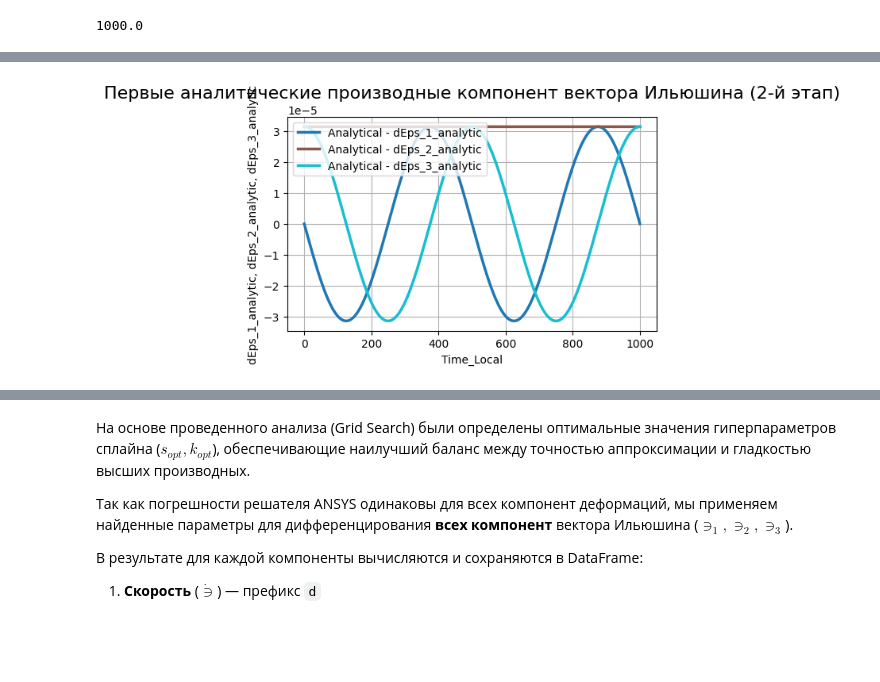
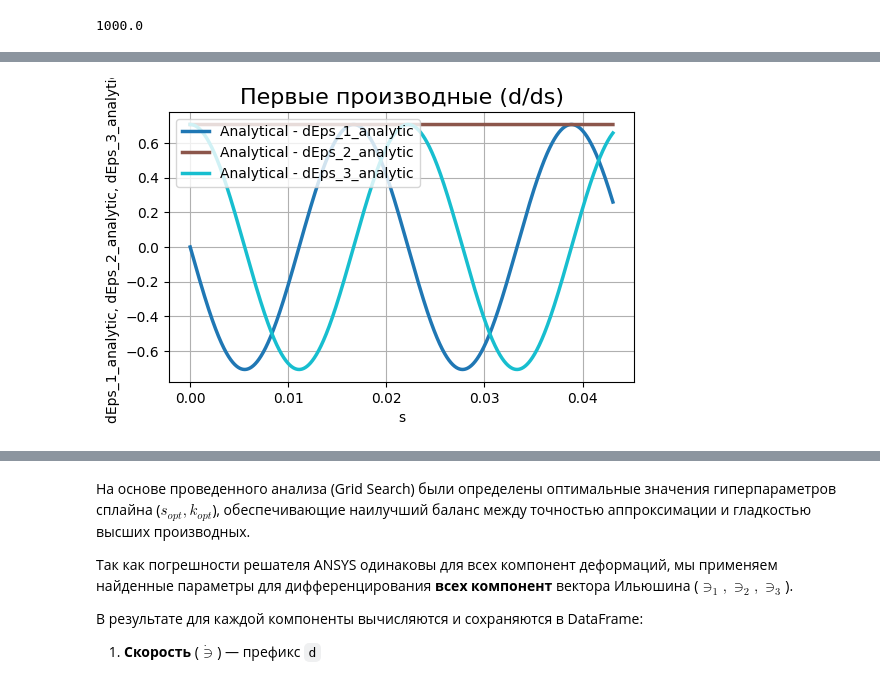
Before and after one commit to ArtemDos/complex_deformations, a Jupyter notebook: P29/ideal_vint/biso.ipynb, the cells around one changed output, grey strips where cells are left out. Drawn from its saved outputs; the diff is of its cells as text; code cells hidden in the pictures; blank space fills up the shorter version.

```diff
--- a/P29/ideal_vint/biso.ipynb
+++ b/P29/ideal_vint/biso.ipynb
@@ -173,0 +129,15 @@ $$ \dot{\varepsilon}_{\theta z} = \frac{\sqrt{3}}{2} c \cdot \cos\alpha \cdot \o
+# %%
+import numpy as np
+import matplotlib.pyplot as plt
+
+d_eps = df_stage2[['Eps_1', 'Eps_2', 'Eps_3']].diff().fillna(0)
+step_length = np.sqrt(d_eps['Eps_1']**2 + d_eps['Eps_2']**2 + d_eps['Eps_3']**2)
+df_stage2['s'] = step_length.cumsum()
+
+plt.figure(figsize=(8, 4))
+plt.plot(df_stage2['Time_Local'], df_stage2['s'], 'b-')
+plt.xlabel('Time Local')
+plt.ylabel('Arc Length (s)')
+plt.title('Длина дуги от времени')
+plt.grid(True)
+plt.show()
@@ -181,66 +198,32 @@ steps_n2
 # %%
 from core.derivatives.analytical import AnalyticalDerivatives
 
+analytical = AnalyticalDerivatives(c=c, a=a)
 
-analytical = AnalyticalDerivatives(
-    c=c,
-    a=a,
-    n_turns=n_turns,
-    duration=steps_n2,
-    nu=nu
-    # nu=0.49999999 # в качестве аналитического решения берем НЕСЖИМАЕМЫЙ материал
-)
+s_vals = df_stage2["s"].values
 
-print(f"Угловая скорость на винтовой траектории omega: {analytical.omega:.4f}")
-
-t_vals = df_stage2["Time_Local"].values
 start_row = numerical_experiment_biso[numerical_experiment_biso["Time"] <= split_time].iloc[-1]
 eps_z_start = start_row["EPTO_ZZ"]
 eps_theta_start = start_row["EPTO_TT"]
-E1_analytic, E2_analytic, E3_analytic = analytical.get_values(
-    t_vals,
-    eps_z_start=eps_z_start,
-    eps_theta_start= eps_theta_start
-)
-df_stage2["Eps_1_analytic"] = E1_analytic
-df_stage2["Eps_2_analytic"] = E2_analytic
-df_stage2["Eps_3_analytic"] = E3_analytic
 
-dE_analytic, d2E_analytic, d3E_analytic = analytical.get_derivatives(t_vals)
-df_stage2["dEps_1_analytic"] = dE_analytic[0]
-df_stage2["dEps_2_analytic"] = dE_analytic[1]
-df_stage2["dEps_3_analytic"] = dE_analytic[2]
-df_stage2["d2Eps_1_analytic"] = d2E_analytic[0]
-df_stage2["d2Eps_2_analytic"] = d2E_analytic[1]
-df_stage2["d2Eps_3_analytic"] = d2E_analytic[2]
-df_stage2["d3Eps_1_analytic"] = d3E_analytic[0]
-df_stage2["d3Eps_2_analytic"] = d3E_analytic[1]
-df_stage2["d3Eps_3_analytic"] = d3E_analytic[2]
+E1, E2, E3 = analytical.get_values(s_vals, eps_z_start, eps_theta_start)
+df_stage2["Eps_1_analytic"] = E1
+df_stage2["Eps_2_analytic"] = E2
+df_stage2["Eps_3_analytic"] = E3
 
-plot_xy(
-    data_pairs=[
-        ("Analytical", df_stage2)
-    ],
-    x_col="Time_Local",
-    y_cols=["dEps_1_analytic", "dEps_2_analytic", "dEps_3_analytic"],
-    title="Первые аналитические производные компонент вектора Ильюшина (2-й этап)"
-)
+dE, d2E, d3E = analytical.get_all_derivatives(s_vals)
 
-plot_xy(
-    data_pairs=[
-        ("Analytical", df_stage2)
-    ],
-    x_col="Time_Local",
-    y_cols=["d2Eps_1_analytic", "d2Eps_2_analytic", "d2Eps_3_analytic"],
-    title="Вторые аналитические производные компонент вектора Ильюшина (2-й этап)"
-)
+df_stage2["dEps_1_analytic"] = dE[0]
+df_stage2["dEps_2_analytic"] = dE[1]
+df_stage2["dEps_3_analytic"] = dE[2]
 
-plot_xy(
-    data_pairs=[
-        ("Analytical", df_stage2)
-    ],
-    x_col="Time_Local",
-    y_cols=["d3Eps_1_analytic", "d3Eps_2_analytic", "d3Eps_3_analytic"],
-    title="Третьи аналитические производные компонент вектора Ильюшина (2-й этап)"
-)
+df_stage2["d2Eps_1_analytic"] = d2E[0]
+df_stage2["d2Eps_2_analytic"] = d2E[1]
+df_stage2["d2Eps_3_analytic"] = d2E[2]
+
+df_stage2["d3Eps_1_analytic"] = d3E[0]
+df_stage2["d3Eps_2_analytic"] = d3E[1]
+df_stage2["d3Eps_3_analytic"] = d3E[2]
+
+plot_xy([("Analytical", df_stage2)], "s", ["dEps_1_analytic", "dEps_2_analytic", "dEps_3_analytic"], "Первые производные (d/ds)")
 # %% [output]
@@ -248 +230 @@ plot_xy(
-[figure, old version]
+[figure, new version]
```
Also changed, not shown: parts of 24 cells of this notebook.
